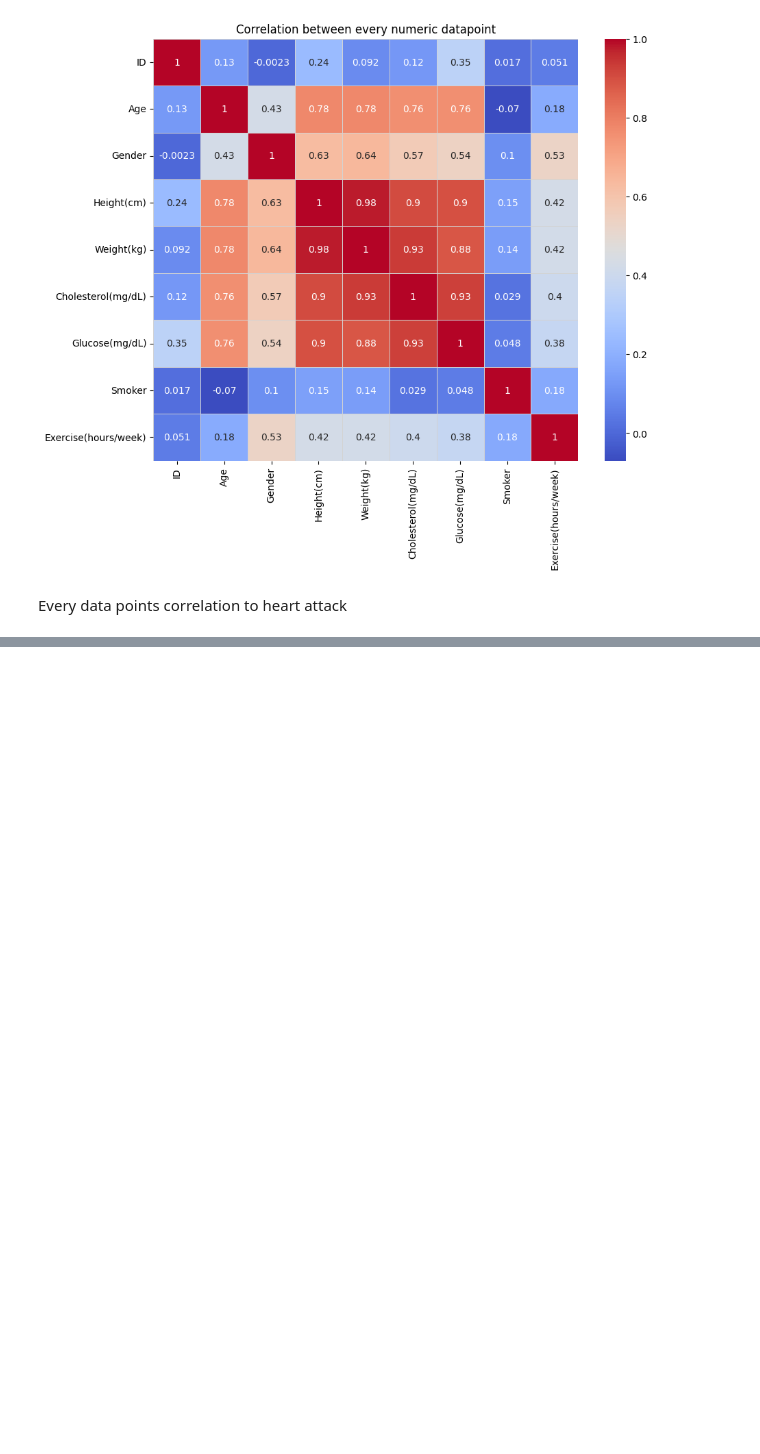
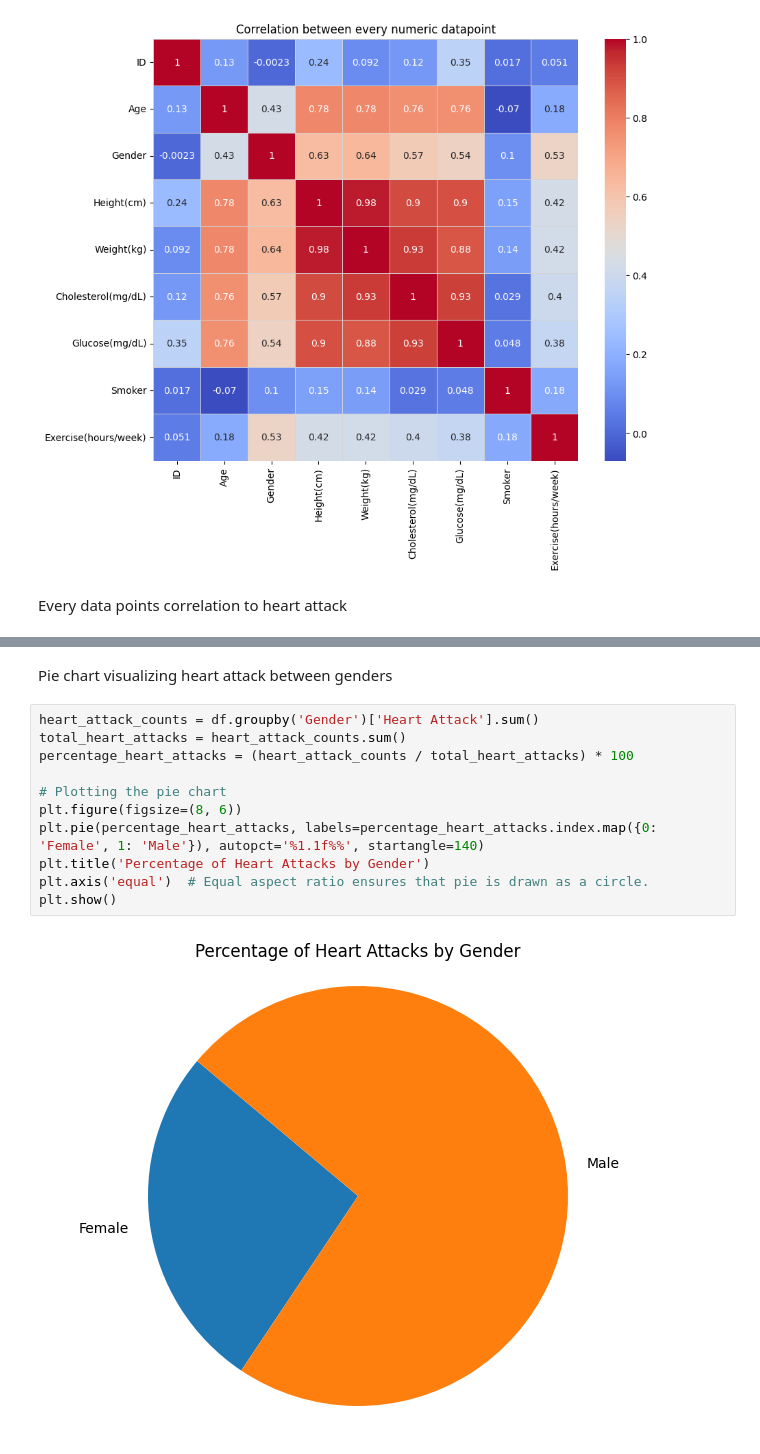
Before and after one commit to godoistvan/Heart-Health, a Jupyter notebook: hearthealth.ipynb, the cells around one changed output, grey strips where cells are left out. Drawn from its saved outputs; the diff is of its cells as text; blank space fills up the shorter version.

Commit message:
Visualize the risk of heart attacks between genders

```diff
--- a/hearthealth.ipynb
+++ b/hearthealth.ipynb
@@ -132,0 +133,15 @@ plt.xticks(rotation=90)
+# %% [markdown]
+Pie chart visualizing heart attack between genders
+# %%
+heart_attack_counts = df.groupby('Gender')['Heart Attack'].sum()
+total_heart_attacks = heart_attack_counts.sum()
+percentage_heart_attacks = (heart_attack_counts / total_heart_attacks) * 100
+
+# Plotting the pie chart
+plt.figure(figsize=(8, 6))
+plt.pie(percentage_heart_attacks, labels=percentage_heart_attacks.index.map({0: 'Female', 1: 'Male'}), autopct='%1.1f%%', startangle=140)
+plt.title('Percentage of Heart Attacks by Gender')
+plt.axis('equal')  # Equal aspect ratio ensures that pie is drawn as a circle.
+plt.show()
+# %% [output]
+[figure, added]
```
Also changed, not shown: parts of 1 cell of this notebook.
